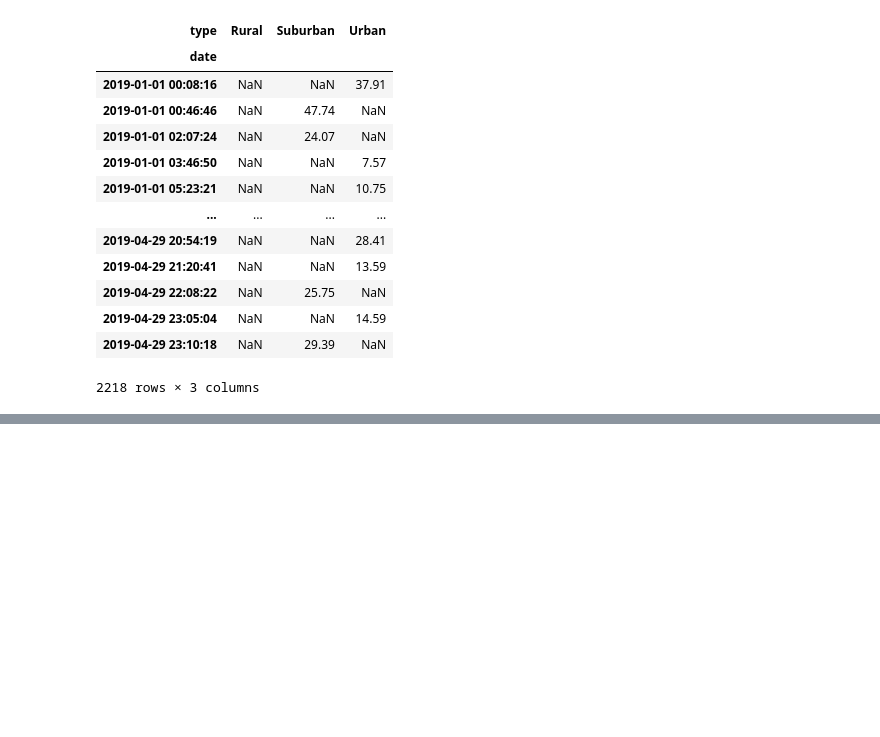
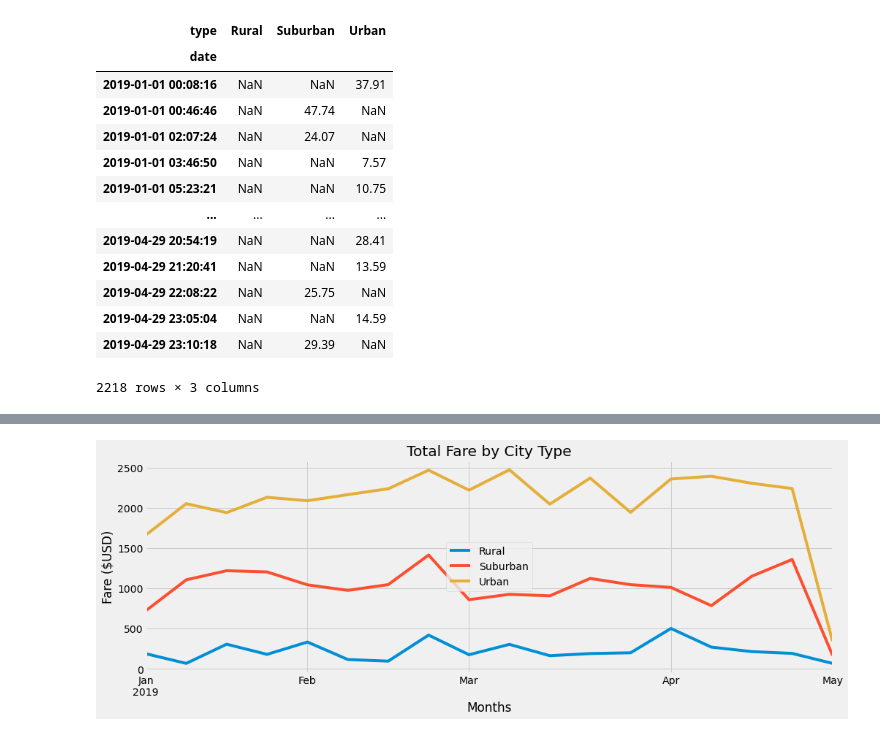
Before and after one commit to dianahcortez/PyBer_Analysis, a Jupyter notebook: PyBer_Challenge.ipynb.ipynb, the cells around one changed output, grey strips where cells are left out. Drawn from its saved outputs; the diff is of its cells as text; code cells hidden in the pictures; blank space fills up the shorter version.

Commit message:
formatting the final line chart

```diff
--- a/PyBer_Challenge.ipynb.ipynb
+++ b/PyBer_Challenge.ipynb.ipynb
@@ -242,2 +254,4 @@ january_april_fare_per_day.index = pd.to_datetime(january_april_fare_per_day.ind
 # %%
 # 8. Create a new DataFrame using the "resample()" function by week 'W' and get the sum of the fares for each week.
+january_april_fare_per_week = january_april_fare_per_day.resample("W").sum()
+january_april_fare_per_week.head()
@@ -244,7 +266,22 @@ january_april_fare_per_day.index = pd.to_datetime(january_april_fare_per_day.ind
 # %%
 # 8. Using the object-oriented interface method, plot the resample DataFrame using the df.plot() function.
+january_april_fare_per_week.plot(figsize = (15,5))
+
 
 # Import the style from Matplotlib.
 from matplotlib import style
+
 # Use the graph style fivethirtyeight.
 style.use('fivethirtyeight')
+plt.title("Total Fare by City Type")
+plt.ylabel("Fare ($USD)")
+plt.xlabel("Months")
+
+# Get only the month to show in the x-axis:
+
+plt.legend(["Rural","Suburban","Urban"])
+
+# Save the figure.
+plt.savefig("Resources/PyBer_fare_summary.png")
+# %% [output]
+[figure, added]
```
Also changed, not shown: parts of 5 cells of this notebook, 1 other file.
